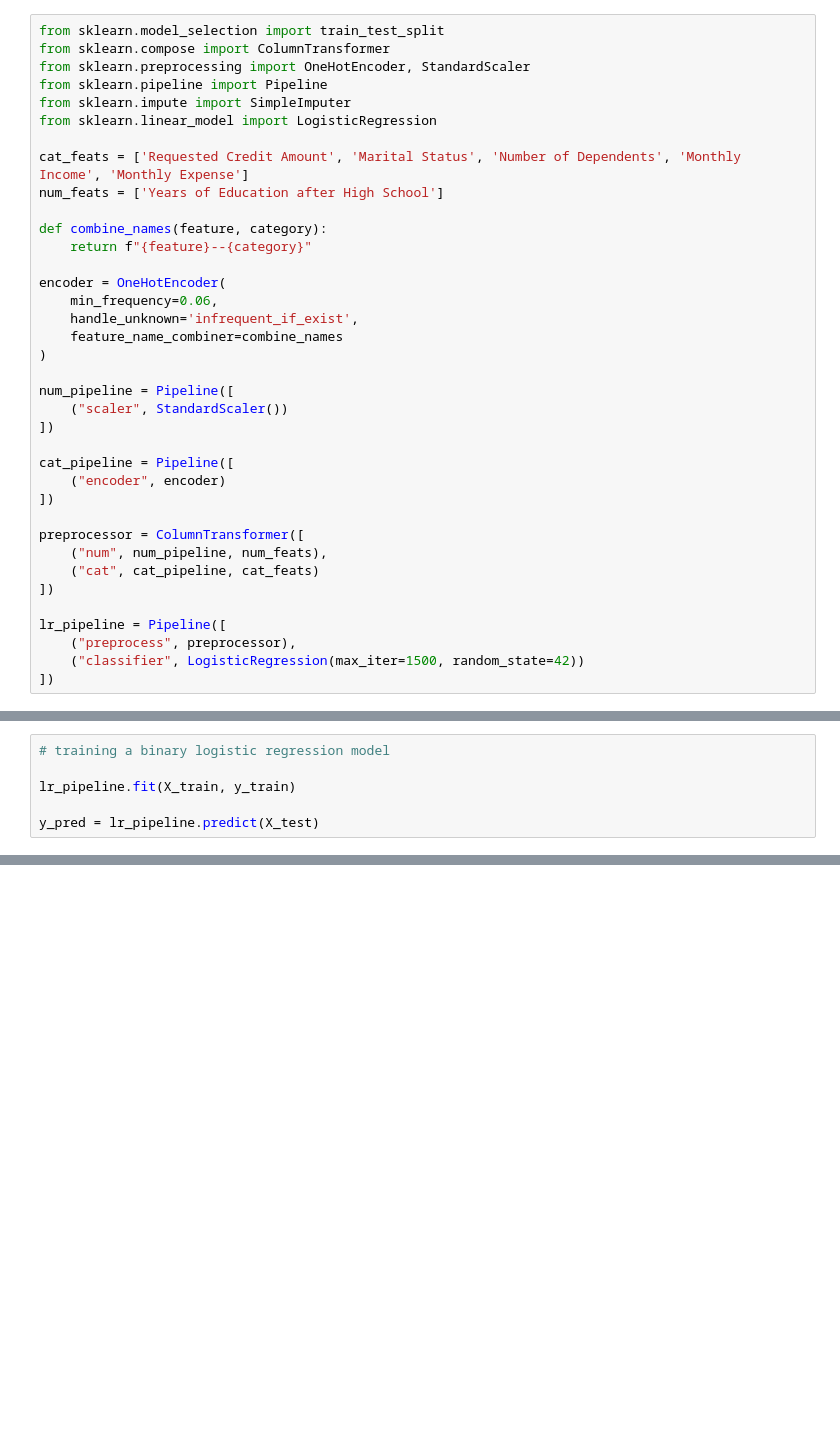
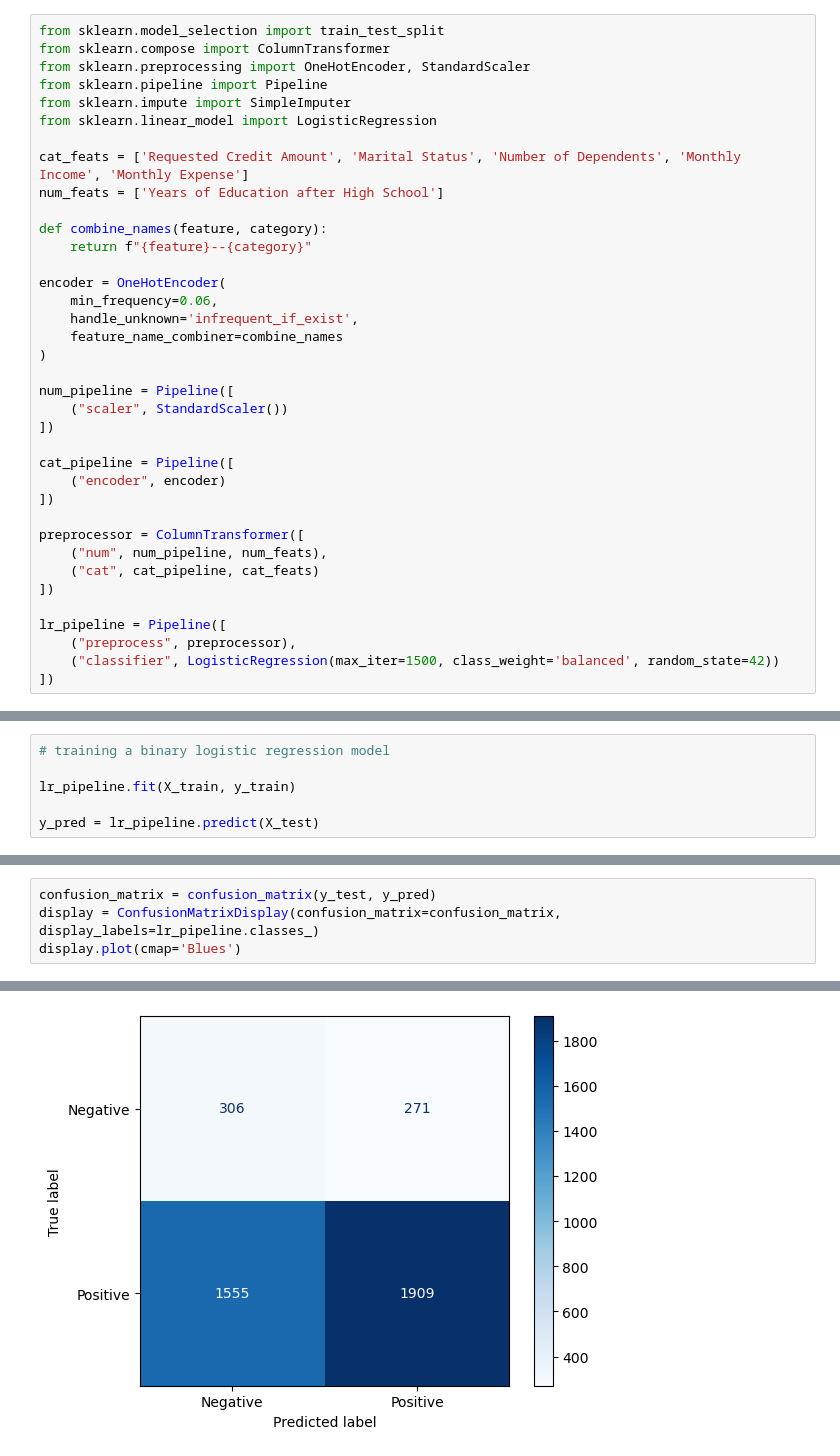
Before and after one commit to lucas-ben/mba-business-analytics, a Jupyter notebook: courses/predictive-modelling/midterm-project/OMIS_midterm.ipynb, the cells around one changed output, grey strips where cells are left out. Cells and saved outputs as stored; diff of their text form; blank space fills up the shorter version.

```diff
--- a/courses/predictive-modelling/midterm-project/OMIS_midterm.ipynb
+++ b/courses/predictive-modelling/midterm-project/OMIS_midterm.ipynb
@@ -234,7 +234,7 @@ preprocessor = ColumnTransformer([
 
 lr_pipeline = Pipeline([
     ("preprocess", preprocessor),
-    ("classifier", LogisticRegression(max_iter=1500, random_state=42))
+    ("classifier", LogisticRegression(max_iter=1500, class_weight='balanced', random_state=42))
 ])
 # %%
 # I want to build a logistic regression model that predicts credit rating
@@ -270,0 +271,5 @@ ValueError: pos_label=1 is not a valid label. It should be one of ['Negative', '
+# %%
+confusion_matrix = confusion_matrix(y_test, y_pred)
+display = ConfusionMatrixDisplay(confusion_matrix=confusion_matrix, display_labels=lr_pipeline.classes_)
+display.plot(cmap='Blues')
+# %% [output]
@@ -270,0 +277 @@ ValueError: pos_label=1 is not a valid label. It should be one of ['Negative', '
+[figure, added]
```
Also changed, not shown: parts of 3 cells of this notebook.
